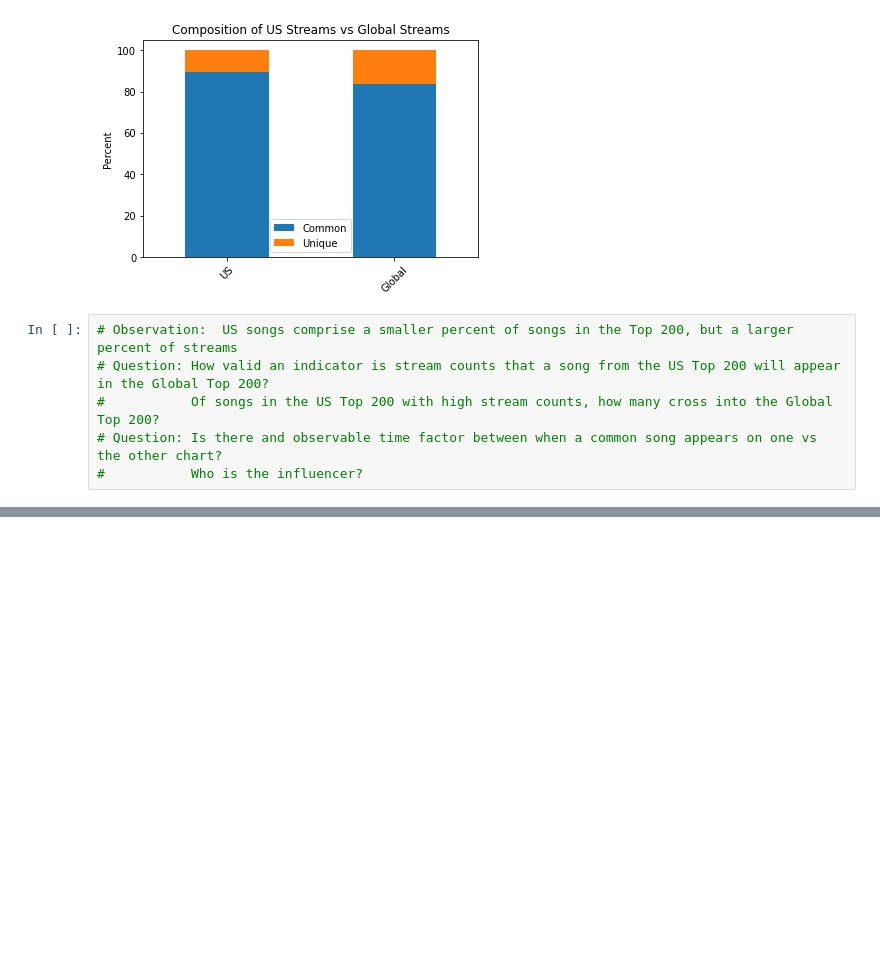
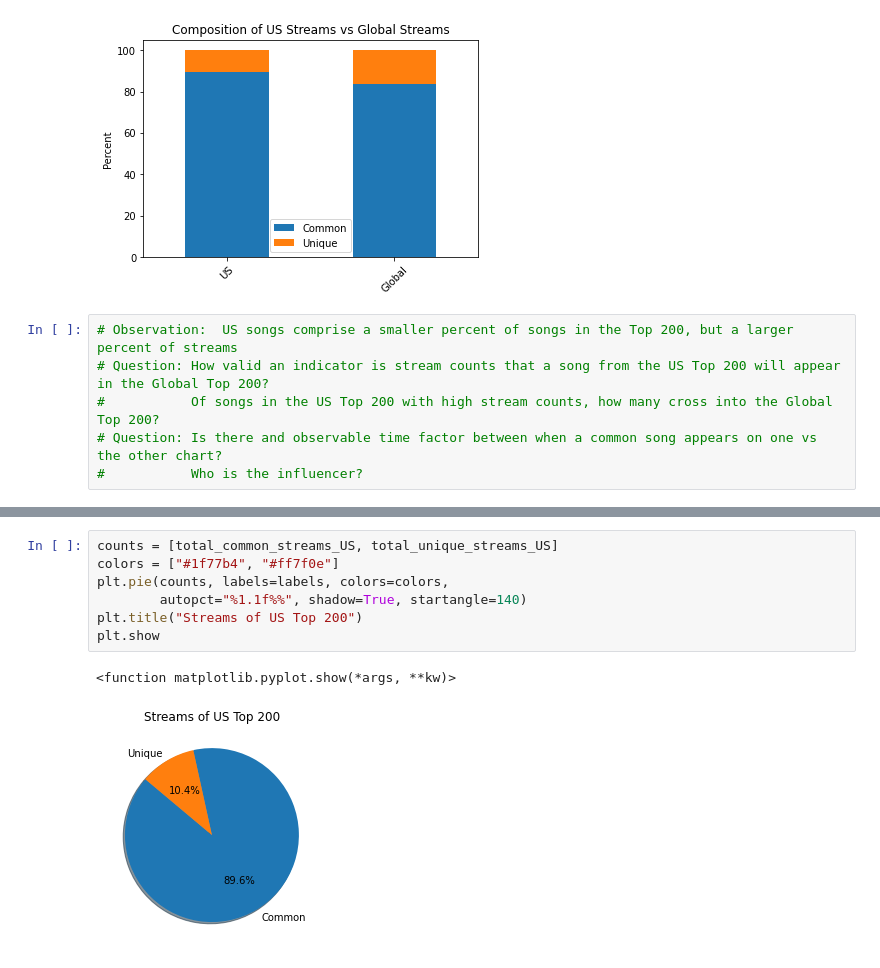
Before and after one commit to melissapeck88/Spotify-analysis, a Jupyter notebook: USGlobalCorrelation.ipynb, the cells around one changed output, grey strips where cells are left out. Cells and saved outputs as stored; diff of their text form; blank space fills up the shorter version.

```diff
--- a/USGlobalCorrelation.ipynb
+++ b/USGlobalCorrelation.ipynb
@@ -534,0 +339,10 @@ Global common streams 83.6%, unique streams 16.4%
+# %%
+counts = [total_common_streams_US, total_unique_streams_US]
+colors = ["#1f77b4", "#ff7f0e"]
+plt.pie(counts, labels=labels, colors=colors,
+        autopct="%1.1f%%", shadow=True, startangle=140)
+plt.title("Streams of US Top 200")
+plt.show
+# %% [output]
+<function matplotlib.pyplot.show(*args, **kw)>
+[figure, added]
```
Also changed, not shown: parts of 26 cells of this notebook, 3 other files.
